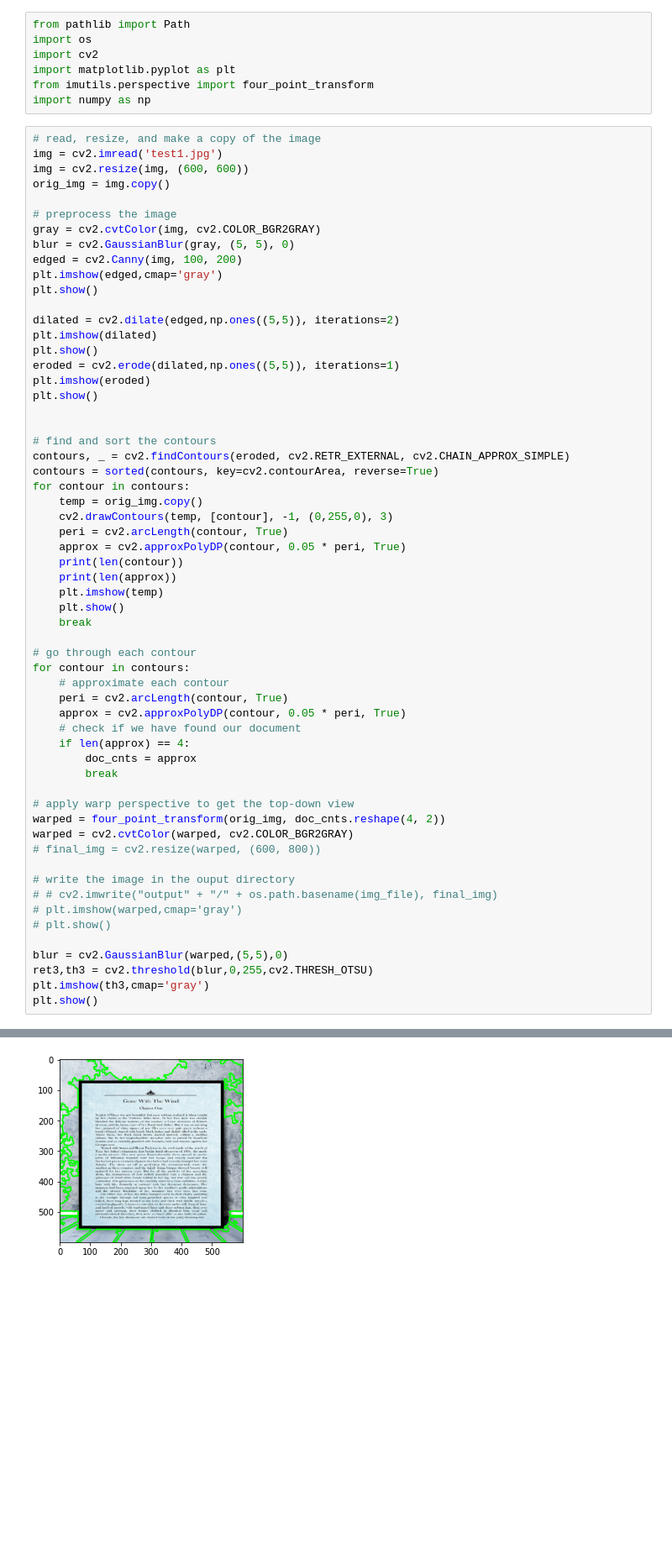
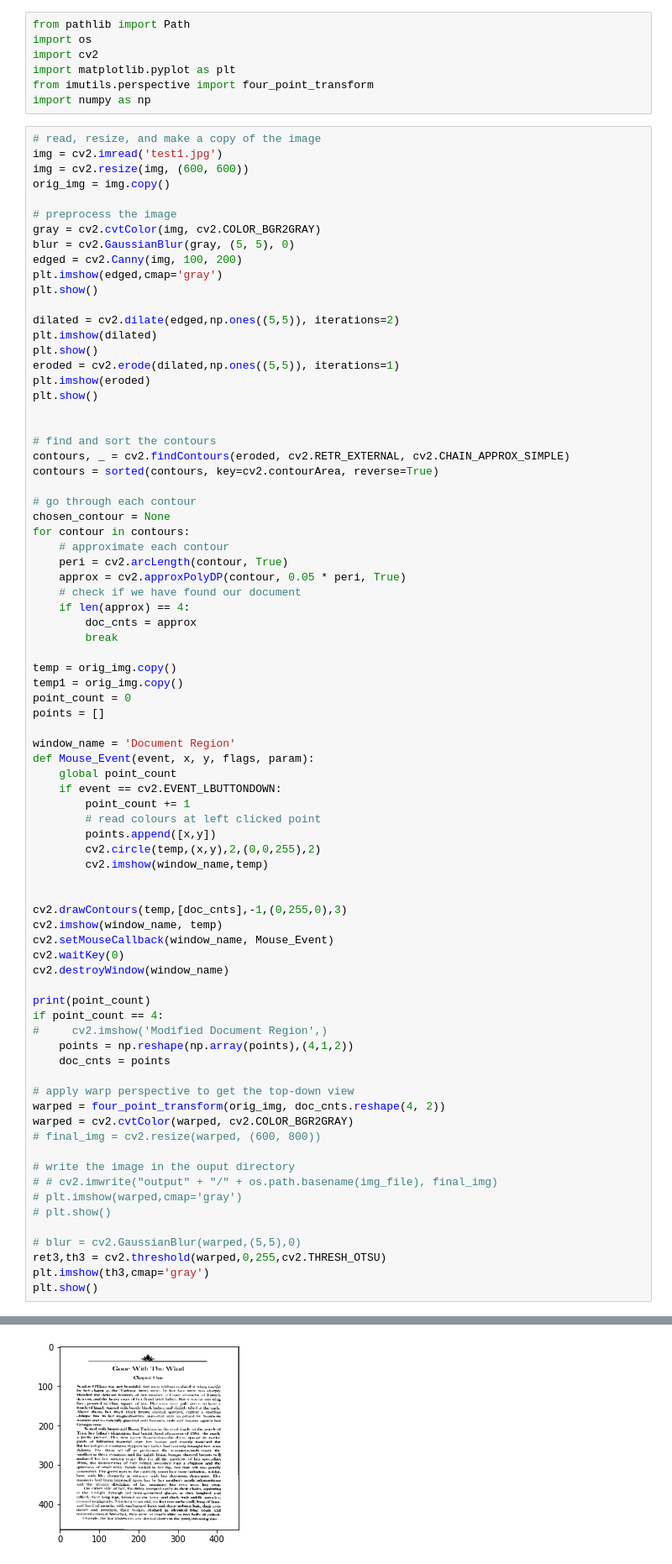
Before and after one commit to butter-chicken27/ocr, a Jupyter notebook: ScanToPage.ipynb, the cells around one changed output, grey strips where cells are left out. Shown at 84% size. Cells and saved outputs as stored; diff of their text form; blank space fills up the shorter version.

```diff
--- a/ScanToPage.ipynb
+++ b/ScanToPage.ipynb
@@ -29,18 +29,9 @@ plt.show()
 # find and sort the contours
 contours, _ = cv2.findContours(eroded, cv2.RETR_EXTERNAL, cv2.CHAIN_APPROX_SIMPLE)
 contours = sorted(contours, key=cv2.contourArea, reverse=True)
-for contour in contours:
-    temp = orig_img.copy()
-    cv2.drawContours(temp, [contour], -1, (0,255,0), 3)
-    peri = cv2.arcLength(contour, True)
-    approx = cv2.approxPolyDP(contour, 0.05 * peri, True)
-    print(len(contour))
-    print(len(approx))
-    plt.imshow(temp)
-    plt.show()
-    break
 
 # go through each contour
+chosen_contour = None
 for contour in contours:
     # approximate each contour
     peri = cv2.arcLength(contour, True)
@@ -49,6 +40,34 @@ for contour in contours:
     if len(approx) == 4:
         doc_cnts = approx
         break
+
+temp = orig_img.copy()
+temp1 = orig_img.copy()
+point_count = 0
+points = []
+
+window_name = 'Document Region'
+def Mouse_Event(event, x, y, flags, param):
+    global point_count
+    if event == cv2.EVENT_LBUTTONDOWN:
+        point_count += 1
+        # read colours at left clicked point
+        points.append([x,y])
+        cv2.circle(temp,(x,y),2,(0,0,255),2)
+        cv2.imshow(window_name,temp)
+
+
+cv2.drawContours(temp,[doc_cnts],-1,(0,255,0),3)
+cv2.imshow(window_name, temp)
+cv2.setMouseCallback(window_name, Mouse_Event)
+cv2.waitKey(0)
+cv2.destroyWindow(window_name)
+
+print(point_count)
+if point_count == 4:
+#     cv2.imshow('Modified Document Region',)
+    points = np.reshape(np.array(points),(4,1,2))
+    doc_cnts = points
 
 # apply warp perspective to get the top-down view
 warped = four_point_transform(orig_img, doc_cnts.reshape(4, 2))
@@ -60,8 +79,8 @@ warped = cv2.cvtColor(warped, cv2.COLOR_BGR2GRAY)
 # plt.imshow(warped,cmap='gray')
 # plt.show()
 
-blur = cv2.GaussianBlur(warped,(5,5),0)
-ret3,th3 = cv2.threshold(blur,0,255,cv2.THRESH_OTSU)
+# blur = cv2.GaussianBlur(warped,(5,5),0)
+ret3,th3 = cv2.threshold(warped,0,255,cv2.THRESH_OTSU)
 plt.imshow(th3,cmap='gray')
 plt.show()
 # %% [output]
@@ -72,2 +90,2 @@ plt.show()
 4
-[figure, old version]
+[figure, new version]
```
Also changed, not shown: parts of 5 cells of this notebook.
